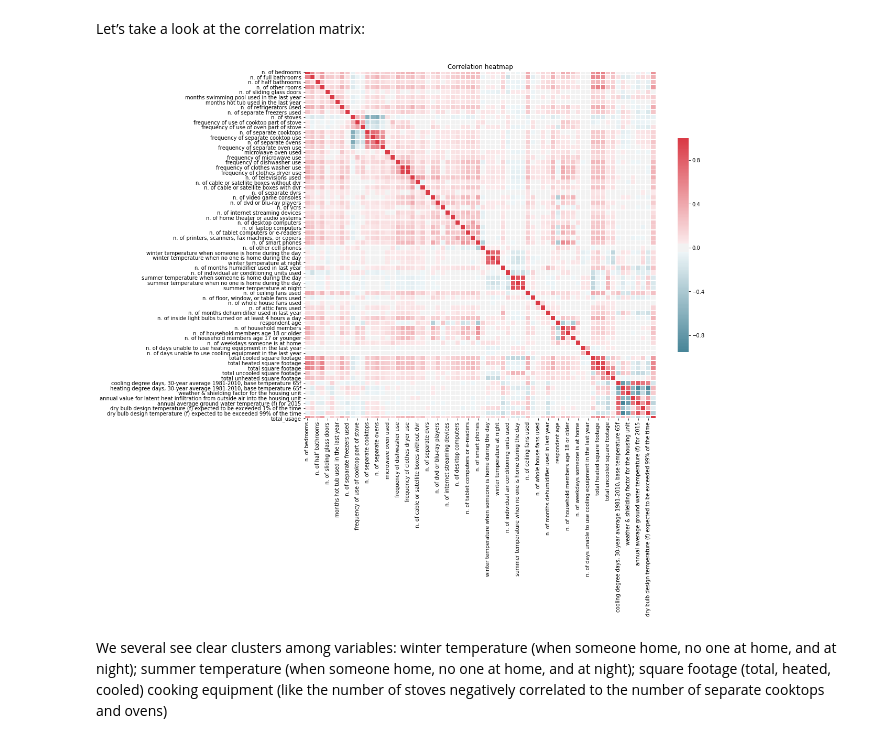
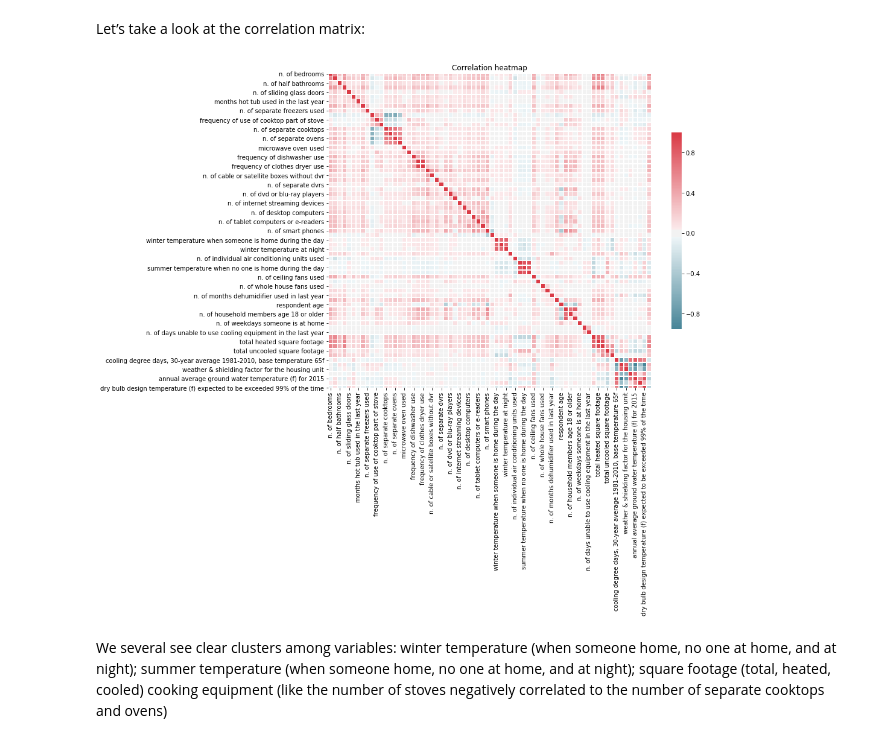
Before and after one commit to JuliaZozulia/Predicting_utilitiy_cost, a Jupyter notebook: storytelling.ipynb, the cells around one changed output. Drawn from its saved outputs; the diff is of its cells as text; code cells hidden in the pictures.

```diff
--- a/storytelling.ipynb
+++ b/storytelling.ipynb
@@ -259,16 +259,16 @@ Summer temperatures plots shows similar story to the winter ones - smart thermos
 # %% [markdown]
 Let’s take a look at the correlation matrix:
 # %%
-plt.figure(figsize=(15, 15))
+plt.figure(figsize=(12, 12))
 cmap = sns.diverging_palette(220, 10, as_cmap=True)
 
 sns.heatmap(
     df.corr(), cmap=cmap, center=0, square=True, linewidths=0.5, cbar_kws={"shrink": 0.5}
 )
 plt.title("Correlation heatmap")
 plt.show()
 # %% [output]
-[figure, old version]
+[figure, new version]
 # %% [markdown]
 We several see clear clusters among variables:
 winter temperature (when someone home, no one at home, and at night);
```
Also changed, not shown: parts of 1 cell of this notebook, 3 other files.
